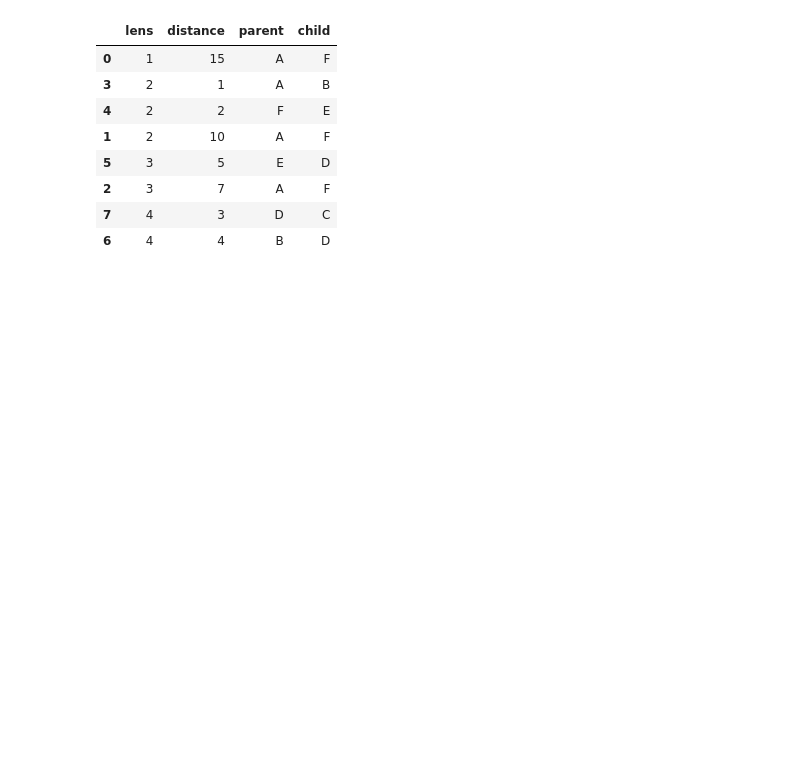
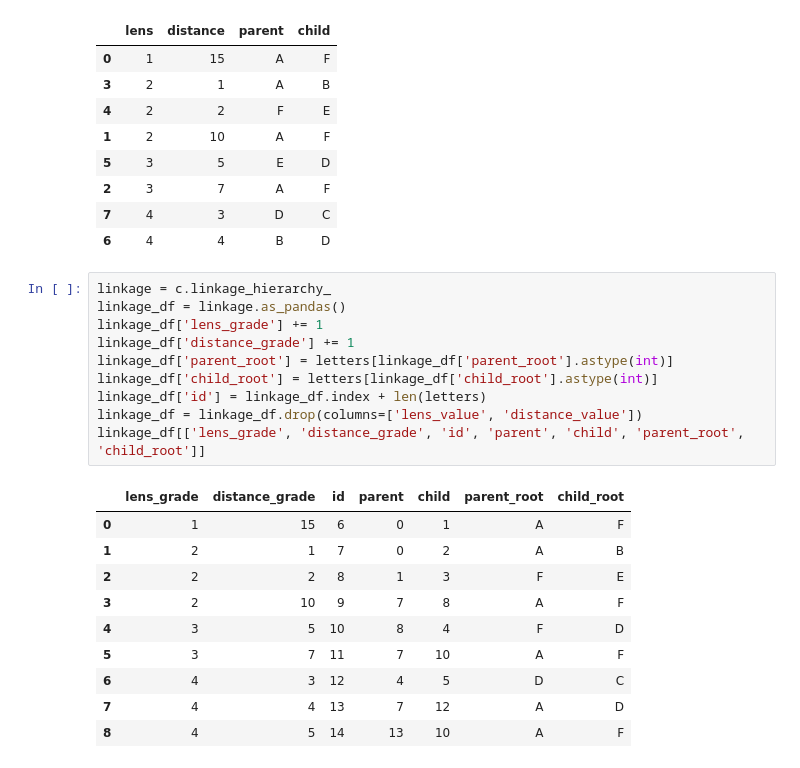
Before and after one commit to vda-lab/biperscan, a Jupyter notebook: notebooks/Simplicial_Complex.ipynb, the cells around one changed output. Drawn from its saved outputs; the diff is of its cells as text; blank space fills up the shorter version.

```diff
--- a/notebooks/Simplicial_Complex.ipynb
+++ b/notebooks/Simplicial_Complex.ipynb
@@ -350,3 +355,24 @@ all_edges.sort_values(['lens', 'distance'])
 | 2 | 3 | 7 | A | F |
 | 7 | 4 | 3 | D | C |
 | 6 | 4 | 4 | B | D |
+# %%
+linkage = c.linkage_hierarchy_
+linkage_df = linkage.as_pandas()
+linkage_df['lens_grade'] += 1
+linkage_df['distance_grade'] += 1
+linkage_df['parent_root'] = letters[linkage_df['parent_root'].astype(int)]
+linkage_df['child_root'] = letters[linkage_df['child_root'].astype(int)]
+linkage_df['id'] = linkage_df.index + len(letters)
+linkage_df = linkage_df.drop(columns=['lens_value', 'distance_value'])
+linkage_df[['lens_grade', 'distance_grade', 'id', 'parent', 'child', 'parent_root', 'child_root']]
+# %% [output]
+|  | lens_grade | distance_grade | id | parent | child | parent_root | child_root |
+| 0 | 1 | 15 | 6 | 0 | 1 | A | F |
+| 1 | 2 | 1 | 7 | 0 | 2 | A | B |
+| 2 | 2 | 2 | 8 | 1 | 3 | F | E |
+| 3 | 2 | 10 | 9 | 7 | 8 | A | F |
+| 4 | 3 | 5 | 10 | 8 | 4 | F | D |
+| 5 | 3 | 7 | 11 | 7 | 10 | A | F |
+| 6 | 4 | 3 | 12 | 4 | 5 | D | C |
+| 7 | 4 | 4 | 13 | 7 | 12 | A | D |
+| 8 | 4 | 5 | 14 | 13 | 10 | A | F |
```
Also changed, not shown: parts of 1 cell of this notebook, 18 other files.
